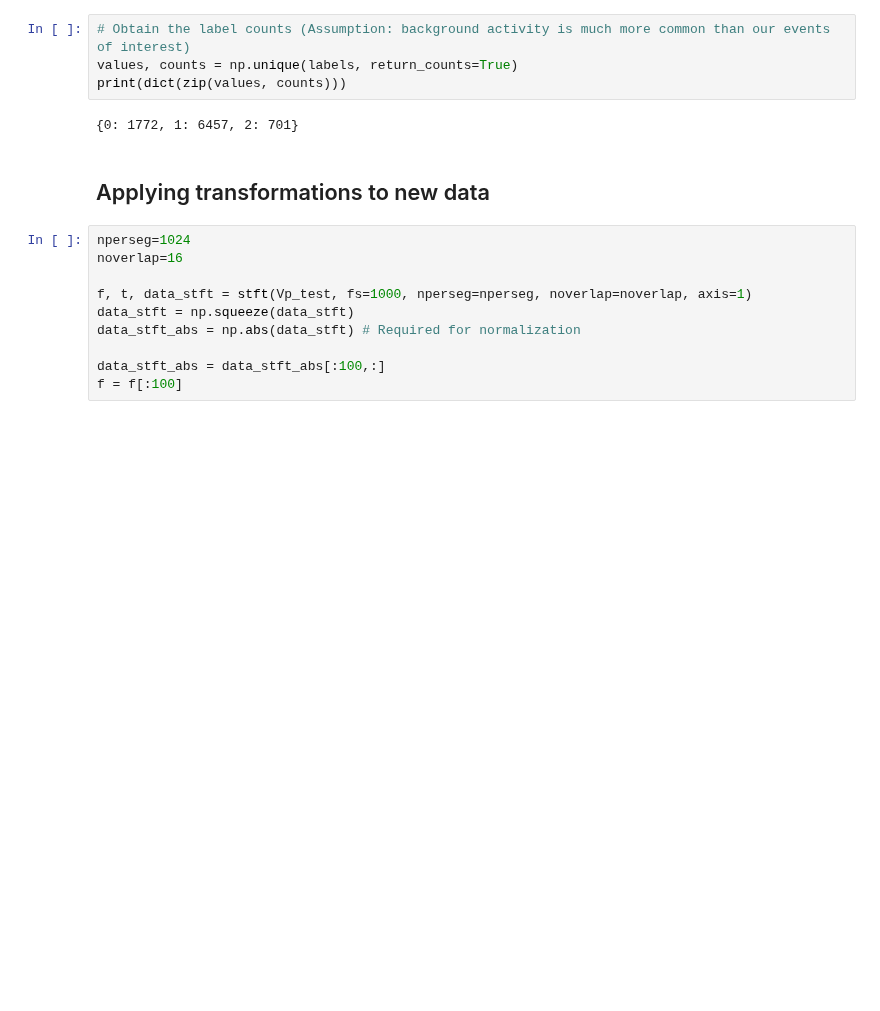
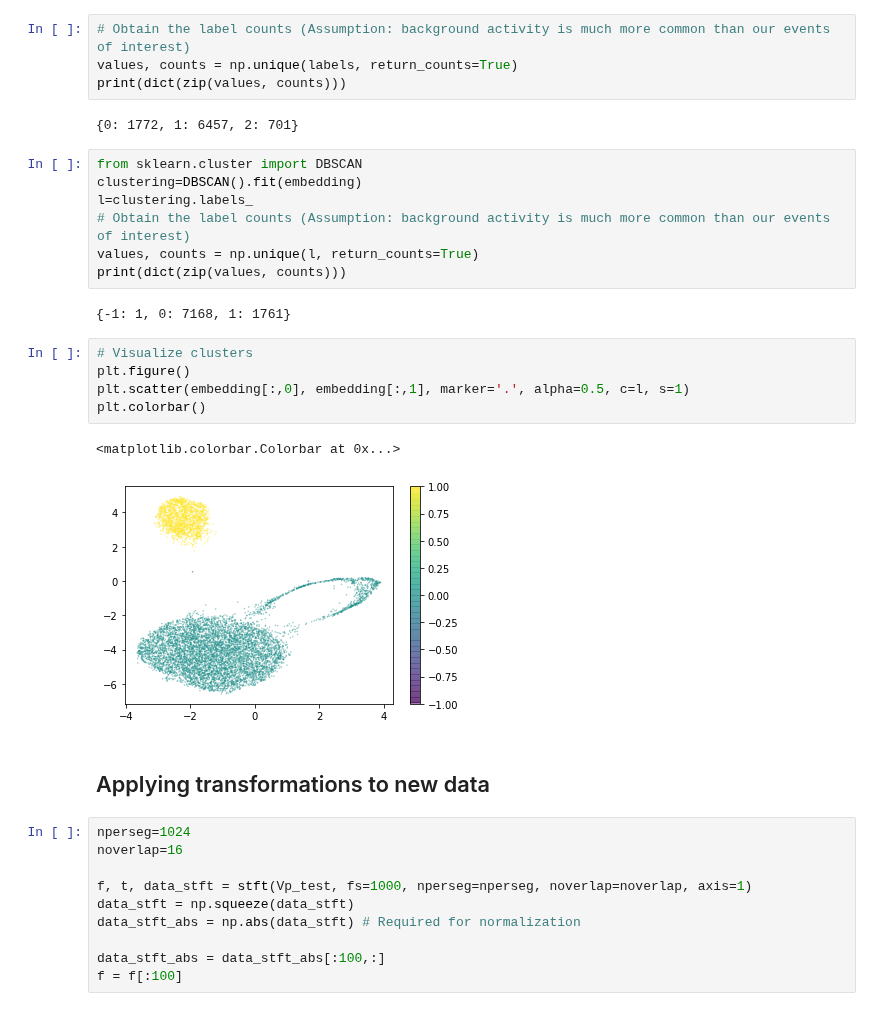
Before and after one commit to theonlyid/event_detection, a Jupyter notebook: Event detection.ipynb, the cells around one changed output. Saved outputs shown, nothing was run; the diff lists cells and outputs as text; blank space fills up the shorter version.

```diff
--- a/Event detection.ipynb
+++ b/Event detection.ipynb
@@ -102,6 +99,23 @@ values, counts = np.unique(labels, return_counts=True)
 print(dict(zip(values, counts)))
 # %% [output]
 {0: 1772, 1: 6457, 2: 701}
+# %%
+from sklearn.cluster import DBSCAN
+clustering=DBSCAN().fit(embedding)
+l=clustering.labels_
+# Obtain the label counts (Assumption: background activity is much more common than our events of interest)
+values, counts = np.unique(l, return_counts=True)
+print(dict(zip(values, counts)))
+# %% [output]
+{-1: 1, 0: 7168, 1: 1761}
+# %%
+# Visualize clusters
+plt.figure()
+plt.scatter(embedding[:,0], embedding[:,1], marker='.', alpha=0.5, c=l, s=1)
+plt.colorbar()
+# %% [output]
+<matplotlib.colorbar.Colorbar at 0x...>
+[figure, added]
 # %% [markdown]
 ## Applying transformations to new data
 # %%
```
Also changed, not shown: parts of 4 cells of this notebook.
